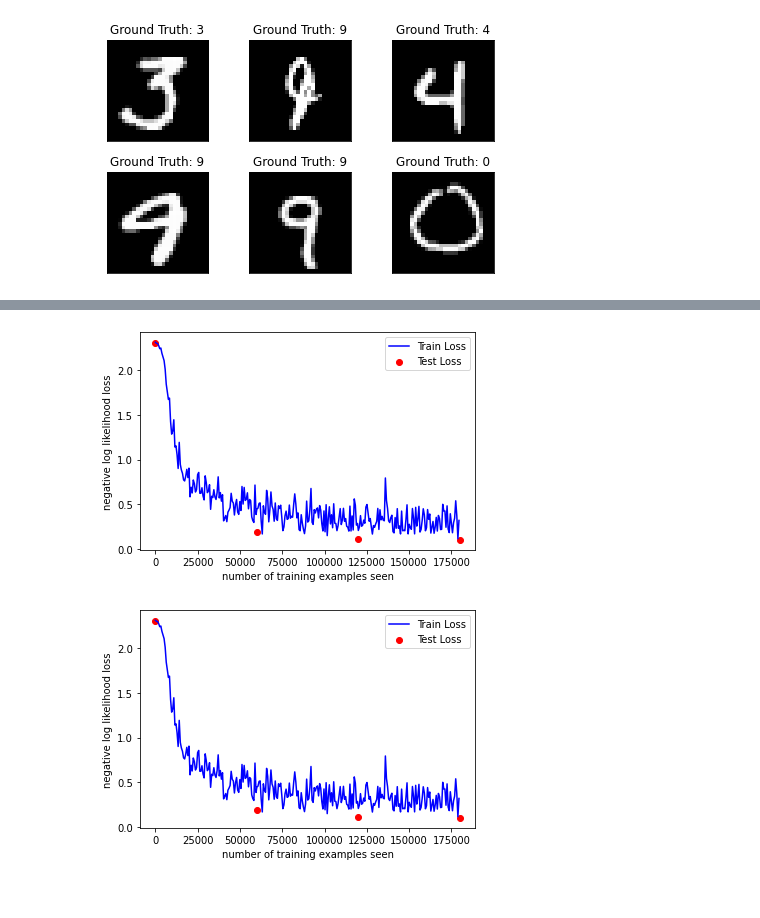
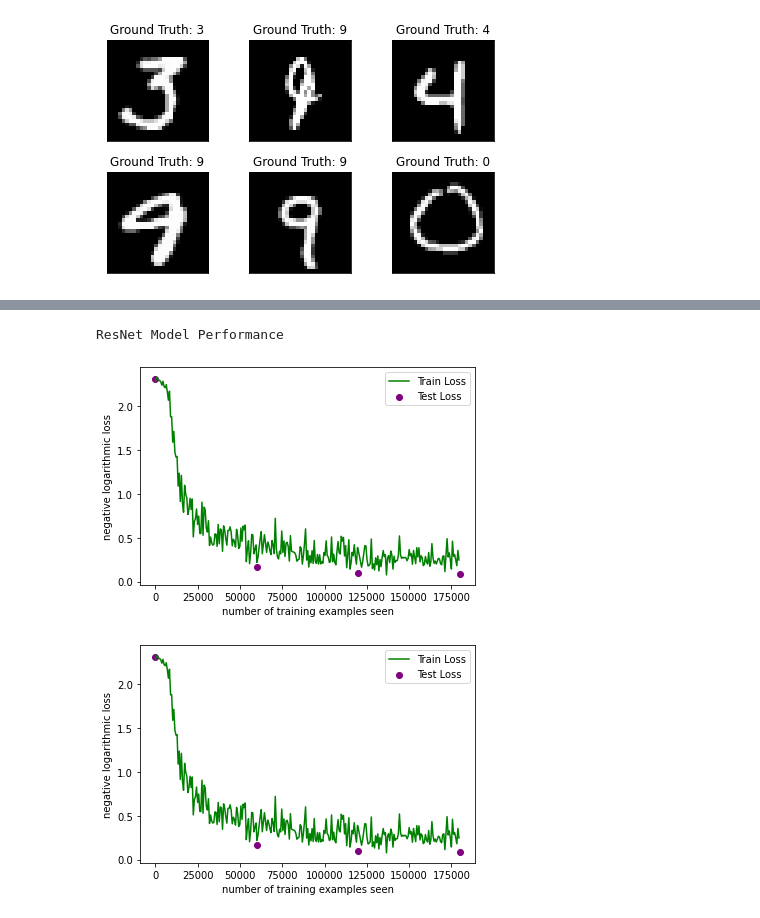
Before and after one commit to WizardGit/CharacterRecognition, a Jupyter notebook: digits/FinalProjectDigits.ipynb, the cells around one changed output, grey strips where cells are left out. Saved outputs shown, nothing was run; the diff lists cells and outputs as text; code cells hidden in the pictures.

```diff
--- a/digits/FinalProjectDigits.ipynb
+++ b/digits/FinalProjectDigits.ipynb
@@ -17,12 +17,12 @@ Drive already mounted at /content/MyDrive; to attempt to forcibly remount, call
 # %%
 num_epochs = 3
 num_classes = 10
-batch_size_train = 64
-batch_size_test = 1000
+training_batch_size = 64
+testing_batch_size = 1000
 learning_rate = 0.01
 momentum = 0.5
 log_interval = 10
-input_size = 784
+input_size = 784 # initializing for our logistic regression model
 
 random_seed = 1
 torch.backends.cudnn.enabled = False
@@ -39,7 +39,7 @@ train_loader = torch.utils.data.DataLoader(
                                torchvision.transforms.Normalize(
                                  (0.1307,), (0.3081,))
                              ])),
-  batch_size=batch_size_train, shuffle=True)
+  batch_size=training_batch_size, shuffle=True)
 
 test_loader = torch.utils.data.DataLoader(
     torchvision.datasets.MNIST('/files/', train=False, download=True,
@@ -48,7 +48,7 @@ test_loader = torch.utils.data.DataLoader(
                                torchvision.transforms.Normalize(
                                  (0.1307,), (0.3081,))
                              ])),
-  batch_size=batch_size_test, shuffle=True)
+  batch_size=testing_batch_size, shuffle=True)
 # %%
 image_examples = enumerate(test_loader)
 batch_idx, (example_data, example_targets) = next(image_examples)
@@ -205,15 +212,19 @@ Test set: Avg. loss: 0.1001, Accuracy: 9684/10000 (97%)
 # %%
 # Let's set up a graph to see the model's performance (visually)
-fig = plt.figure()
-plt.plot(train_counter, train_losses, color='blue')
-plt.scatter(test_counter, test_losses, color='red')
+print("ResNet Model Performance\n")
+
+figure = plt.figure()
+# let's make the graph joker themed for the new batman movie!
+plt.plot(train_counter, train_losses, color='green')
+plt.scatter(test_counter, test_losses, color='purple')
 plt.legend(['Train Loss', 'Test Loss'], loc='upper right')
 plt.xlabel('number of training examples seen')
-plt.ylabel('negative log likelihood loss')
-fig
+plt.ylabel('negative logarithmic loss')
+figure
 # %% [output]
+ResNet Model Performance
-[figure, old version]
+[figure, new version]
-[figure, old version]
+[figure, new version]
 # %%
 with torch.no_grad():
   output = model(example_data)
```
Also changed, not shown: parts of 7 cells of this notebook.
